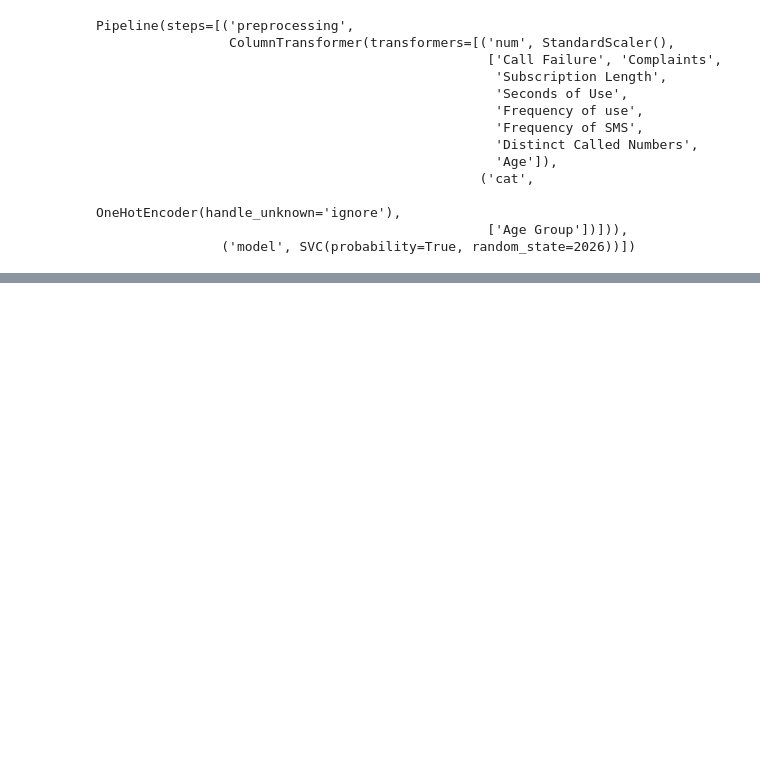
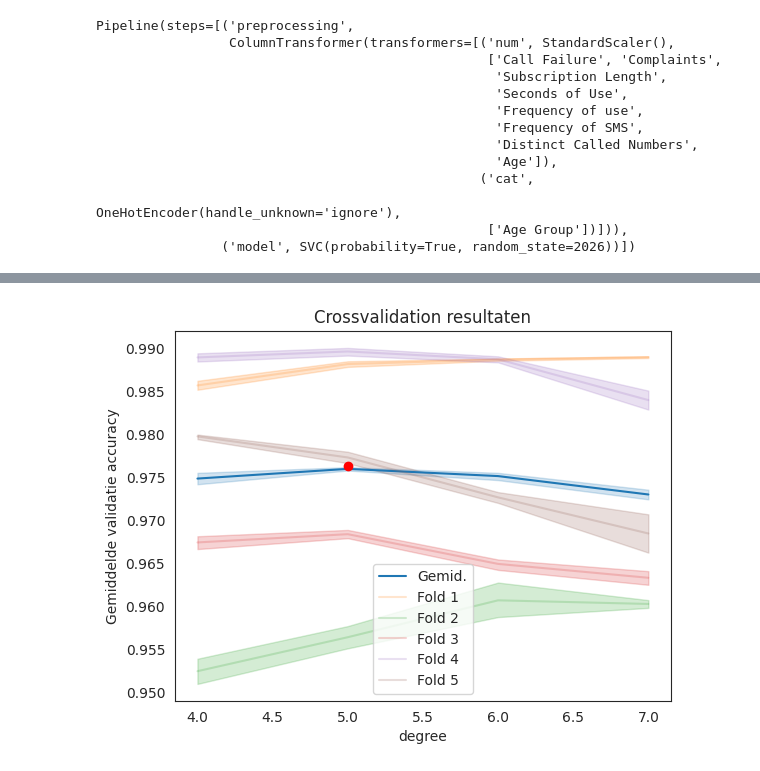
Before and after one commit to Murielle01/BP-3.4, a Jupyter notebook: scripts/opdracht 2/support_vector_machine.ipynb, the cells around one changed output, grey strips where cells are left out. Drawn from its saved outputs; the diff is of its cells as text; code cells hidden in the pictures; blank space fills up the shorter version.

```diff
--- a/scripts/opdracht 2/support_vector_machine.ipynb
+++ b/scripts/opdracht 2/support_vector_machine.ipynb
@@ -64,6 +471,3 @@ Pipeline(steps=[('preprocessing',
                                                   OneHotEncoder(handle_unknown='ignore'),
                                                   ['Age Group'])])),
                 ('model', SVC(probability=True, random_state=2026))])
-# %%
-# Fit het model
-model_pipeline_svm.fit(X, y)
@@ -91,0 +558,21 @@ joblib.dump(model_pipeline_svm, "model_pipeline_svm.joblib")
+# %%
+# Plot gemiddelde accuracy tegen degree
+sns.lineplot(gridsearch.cv_results_,
+    x = 'param_model__degree',
+    y = 'mean_test_score',
+    label = 'Gemid.')
+for i in range(5):
+    sns.lineplot(gridsearch.cv_results_,
+        x = 'param_model__degree',
+        y = f'split{i}_test_score',
+        alpha = 0.2,
+        label = f'Fold {i+1}')
+plt.plot(
+    gridsearch.best_params_['model__degree'],
+    gridsearch.best_score_, 'ro')
+plt.xlabel('degree')
+plt.ylabel('Gemiddelde validatie accuracy')
+plt.title('Crossvalidation resultaten')
+plt.show()
+# %% [output]
+[figure, added]
```
Also changed, not shown: parts of 27 cells of this notebook, 2 other files.
